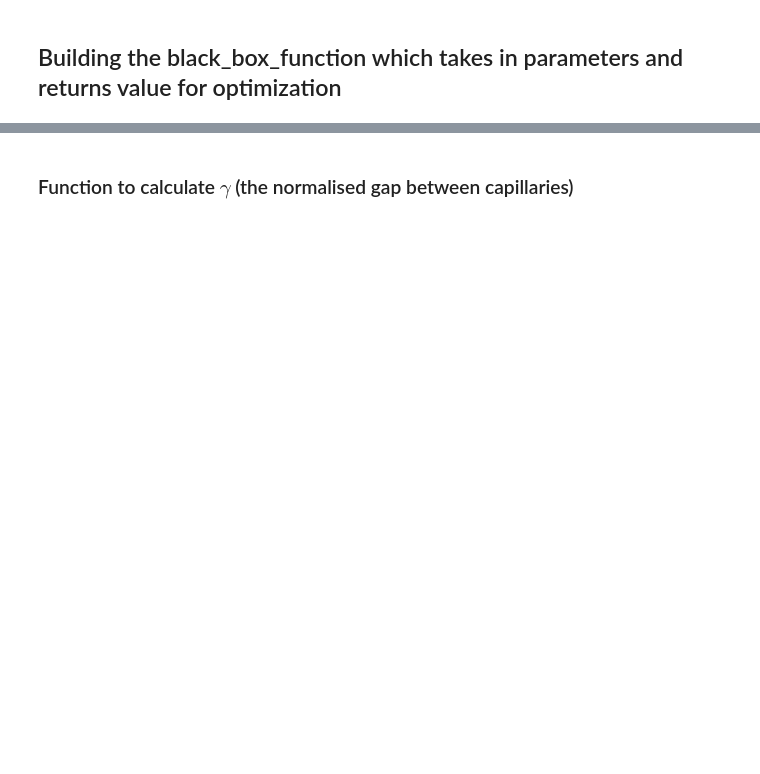
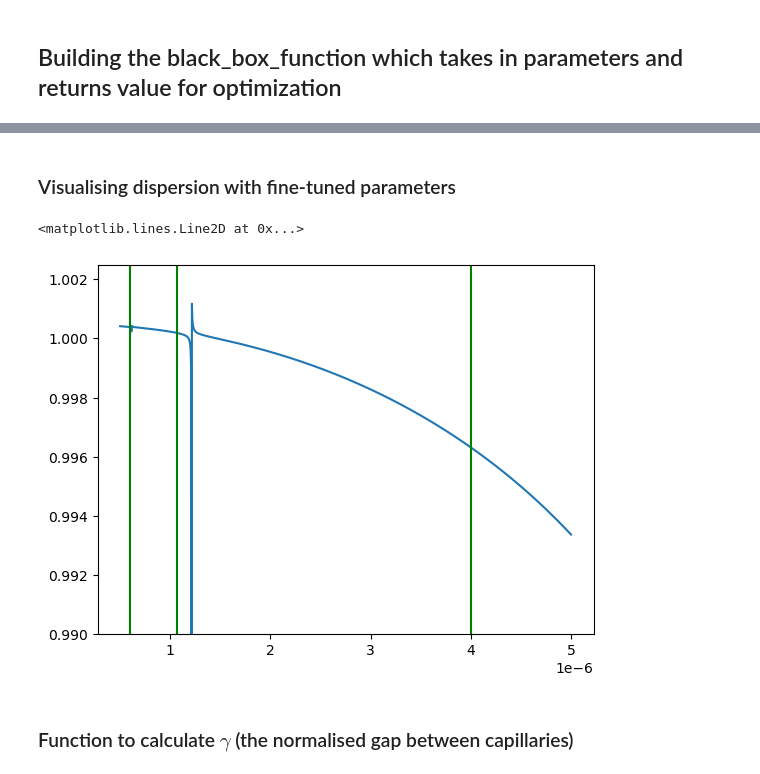
Before and after one commit to jmorse2020/FYP_Simulations, a Jupyter notebook: fwm_simulation.ipynb, the cells around one changed output, grey strips where cells are left out. Cells and saved outputs as stored; diff of their text form; code cells hidden in the pictures; blank space fills up the shorter version.

```diff
--- a/fwm_simulation.ipynb
+++ b/fwm_simulation.ipynb
@@ -573,3 +618,23 @@ j1nz is
+# %% [markdown]
+### Visualising dispersion with fine-tuned parameters
+# %%
+## 5.00000000e+03 5.78875577e-07 1.63478212e-05
+pressure = 5.0e3
+w = 5.78875577e-7
+R = 1.63478212e-05
+x = np.linspace(500e-9, 5e-6, 1000)
+
+gas_index = lambda x: RefractiveIndex.Gas(wavelengths=x, pressure=pressure, temperature=Temperature, gas_name="argon")
+refractive_index = lambda x: RefractiveIndex.HCF(R=R, w=w, wavelengths=x, n_gas=gas_index, normalised_gap=RefractiveIndex.calculate_gamma(6, w, R, 0.7*R))
+
+plt.plot(x, refractive_index(x*1e9))
+plt.ylim(0.99, 1.0025)
+plt.axvline(1.064e-6, label="pump", color = "g")
+plt.axvline(4e-6, label = "signal", color = "g")
+plt.axvline(5.95e-7, label = "idler", color = "g")
+# %% [output]
+<matplotlib.lines.Line2D at 0x...>
+[figure, added]
 # %% [markdown]
 ### Function to calculate $\gamma$ (the normalised gap between capillaries)
 # %%
```
Also changed, not shown: parts of 6 cells of this notebook.
